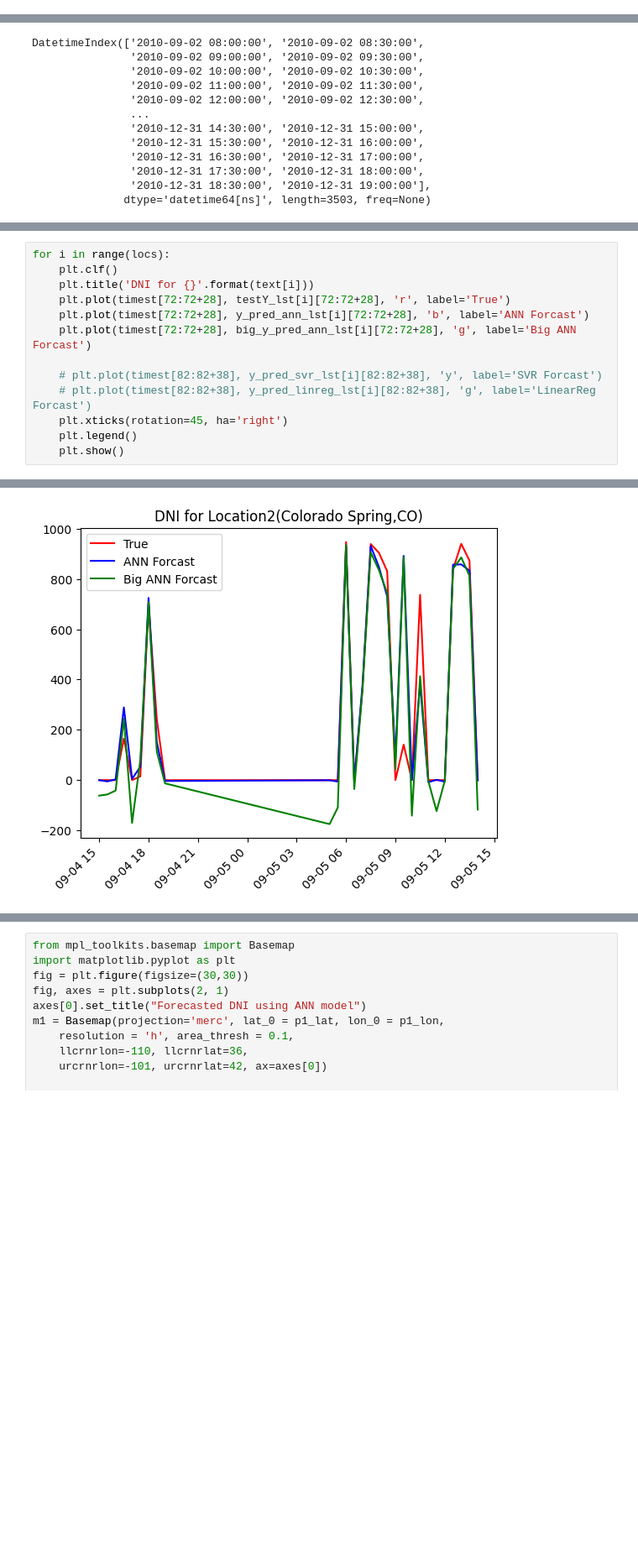
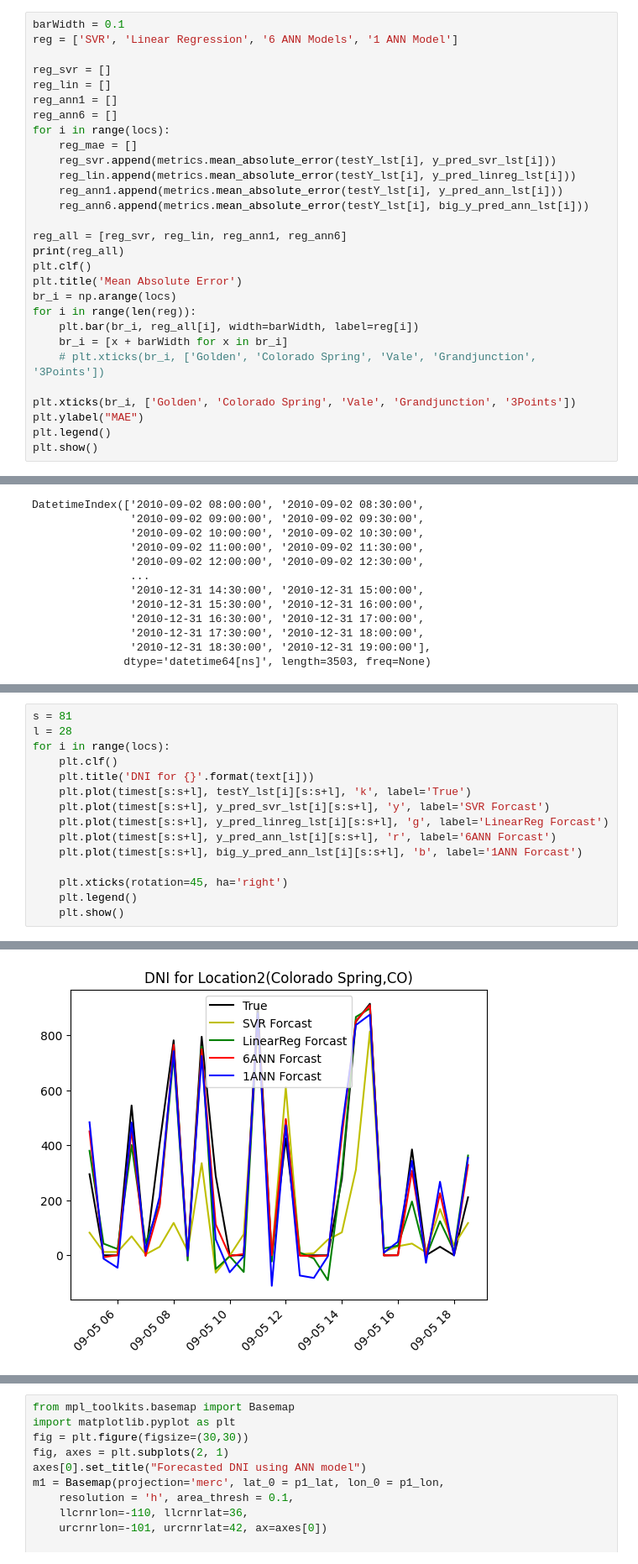
Before and after one commit to saraaktham/Solar-Data, a Jupyter notebook: read_data.ipynb, the cells around one changed output, grey strips where cells are left out. Shown at 84% size. Drawn from its saved outputs; the diff is of its cells as text; blank space fills up the shorter version.

```diff
--- a/read_data.ipynb
+++ b/read_data.ipynb
@@ -1159 +1201,30 @@ Root Mean Squared Error: 115.34685163966856
 =================================================================
+# %%
+barWidth = 0.1
+reg = ['SVR', 'Linear Regression', '6 ANN Models', '1 ANN Model']
+
+reg_svr = []
+reg_lin = []
+reg_ann1 = []
+reg_ann6 = []
+for i in range(locs):
+    reg_mae = []
+    reg_svr.append(metrics.mean_absolute_error(testY_lst[i], y_pred_svr_lst[i]))
+    reg_lin.append(metrics.mean_absolute_error(testY_lst[i], y_pred_linreg_lst[i]))
+    reg_ann1.append(metrics.mean_absolute_error(testY_lst[i], y_pred_ann_lst[i]))
+    reg_ann6.append(metrics.mean_absolute_error(testY_lst[i], big_y_pred_ann_lst[i]))
+
+reg_all = [reg_svr, reg_lin, reg_ann1, reg_ann6]
+print(reg_all)
+plt.clf()
+plt.title('Mean Absolute Error')
+br_i = np.arange(locs)
+for i in range(len(reg)):
+    plt.bar(br_i, reg_all[i], width=barWidth, label=reg[i])
+    br_i = [x + barWidth for x in br_i]
+    # plt.xticks(br_i, ['Golden', 'Colorado Spring', 'Vale', 'Grandjunction', '3Points'])
+
+plt.xticks(br_i, ['Golden', 'Colorado Spring', 'Vale', 'Grandjunction', '3Points'])
+plt.ylabel("MAE")
+plt.legend()
+plt.show()
@@ -1216,13 +1290,15 @@ position of best day  0
 # %%
+s = 81
+l = 28
 for i in range(locs):
     plt.clf()
     plt.title('DNI for {}'.format(text[i]))
-    plt.plot(timest[72:72+28], testY_lst[i][72:72+28], 'r', label='True')
-    plt.plot(timest[72:72+28], y_pred_ann_lst[i][72:72+28], 'b', label='ANN Forcast')
-    plt.plot(timest[72:72+28], big_y_pred_ann_lst[i][72:72+28], 'g', label='Big ANN Forcast')
+    plt.plot(timest[s:s+l], testY_lst[i][s:s+l], 'k', label='True')
+    plt.plot(timest[s:s+l], y_pred_svr_lst[i][s:s+l], 'y', label='SVR Forcast')
+    plt.plot(timest[s:s+l], y_pred_linreg_lst[i][s:s+l], 'g', label='LinearReg Forcast')
+    plt.plot(timest[s:s+l], y_pred_ann_lst[i][s:s+l], 'r', label='6ANN Forcast')
+    plt.plot(timest[s:s+l], big_y_pred_ann_lst[i][s:s+l], 'b', label='1ANN Forcast')
 
-    # plt.plot(timest[82:82+38], y_pred_svr_lst[i][82:82+38], 'y', label='SVR Forcast')
-    # plt.plot(timest[82:82+38], y_pred_linreg_lst[i][82:82+38], 'g', label='LinearReg Forcast')
     plt.xticks(rotation=45, ha='right')
     plt.legend()
     plt.show()
@@ -1231 +1307 @@ for i in range(locs):
-[figure, old version]
+[figure, new version]
```
Also changed, not shown: parts of 25 cells of this notebook, 36 other files.
